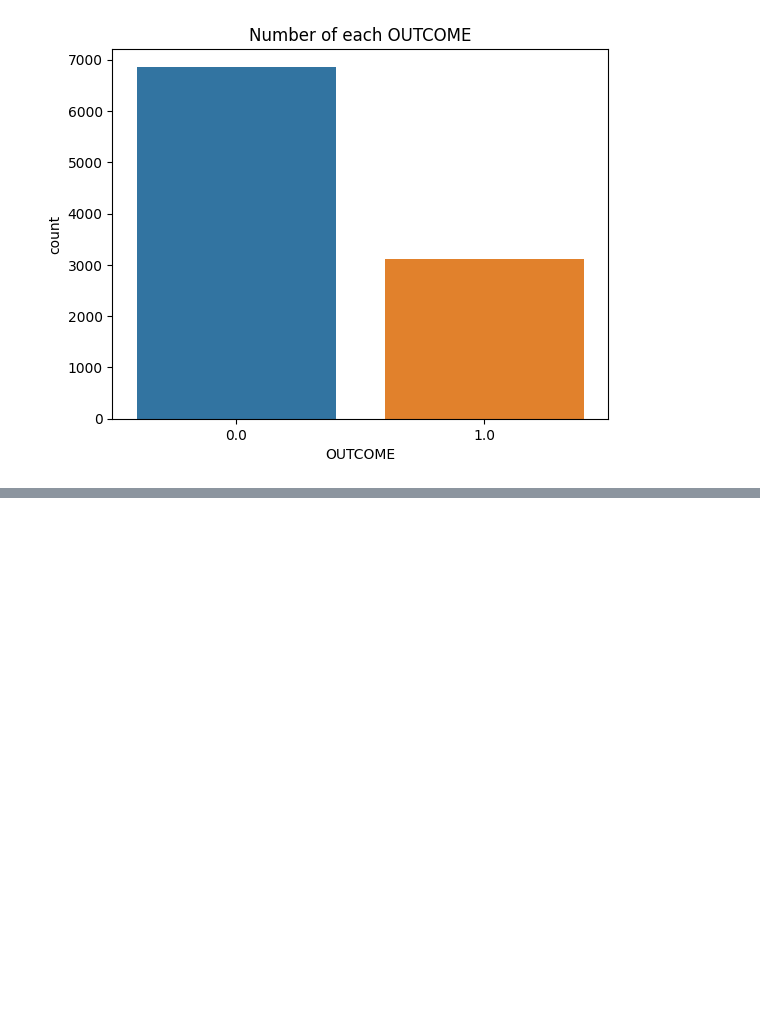
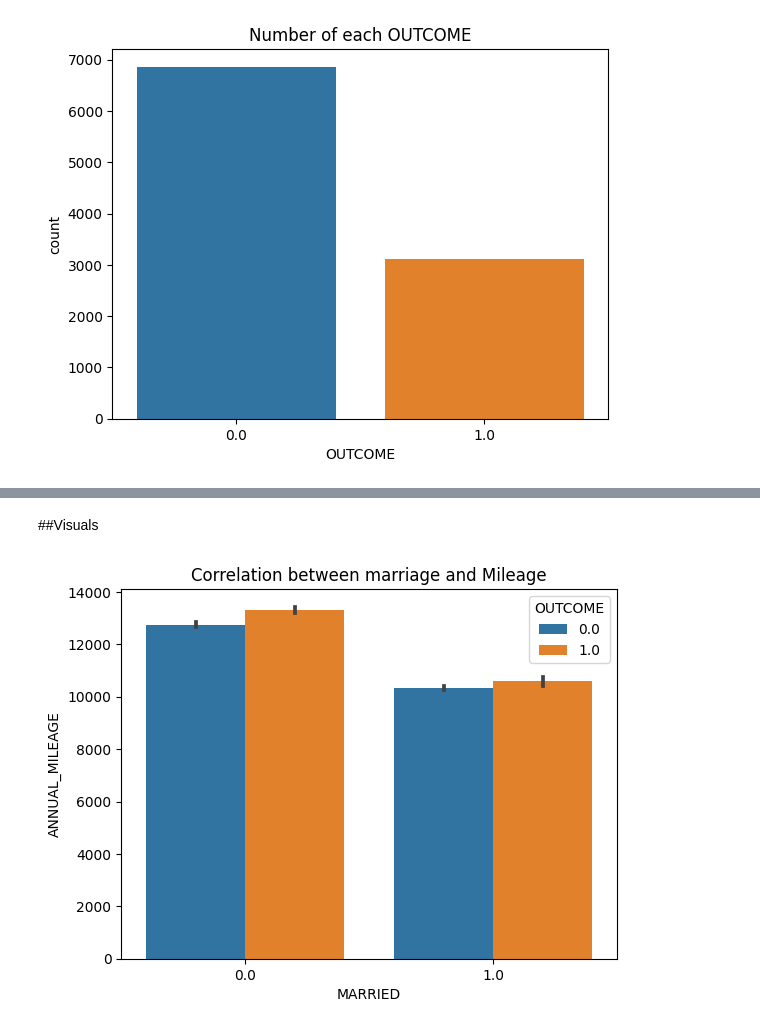
Before and after one commit to Sudo-CHRIS-dev/MachineLearning, a Jupyter notebook: Project2.ipynb, the cells around one changed output, grey strips where cells are left out. Drawn from its saved outputs; the diff is of its cells as text; code cells hidden in the pictures; blank space fills up the shorter version.

```diff
--- a/Project2.ipynb
+++ b/Project2.ipynb
@@ -267,0 +287,8 @@ ax.set_title('Number of each OUTCOME');
+# %% [markdown]
+##Visuals
+# %%
+# Plot the data for Visual 1
+plt.title("Correlation between marriage and Mileage")
+ax = sns.barplot(x = 'MARRIED', y = 'ANNUAL_MILEAGE',hue = 'OUTCOME' , data = Insurance_df)
+# %% [output]
+[figure, added]
```
Also changed, not shown: parts of 7 cells of this notebook.
